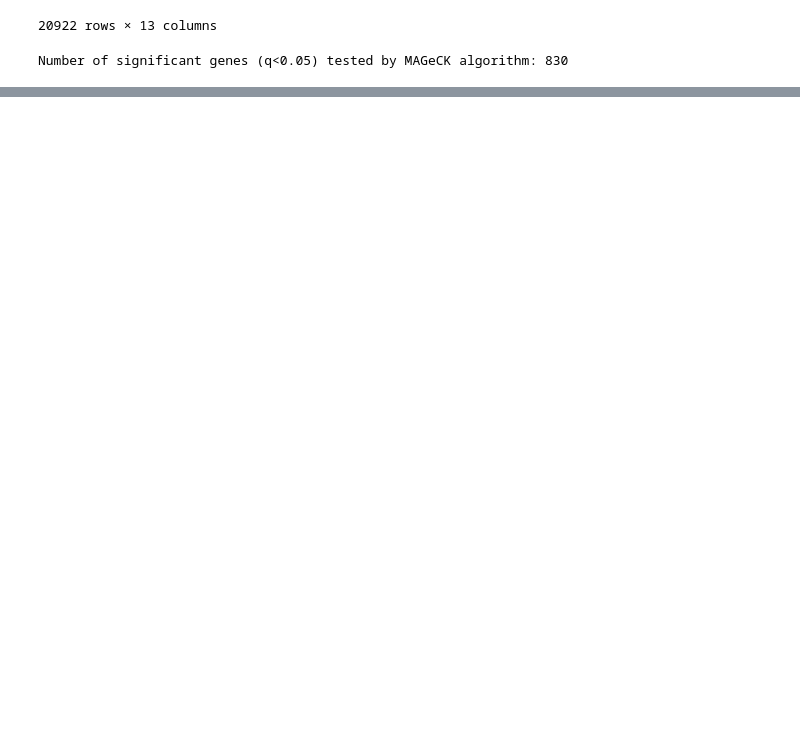
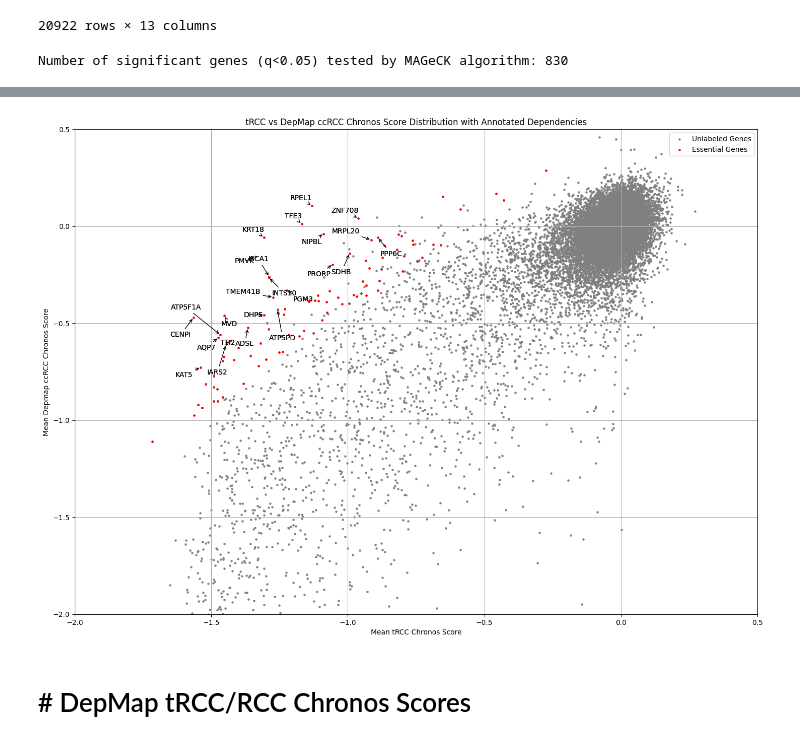
Before and after one commit to harshel-bahl/predicting-cancer-gene-dependencies, a Jupyter notebook: analysis/analysis.ipynb, the cells around one changed output, grey strips where cells are left out. Drawn from its saved outputs; the diff is of its cells as text; code cells hidden in the pictures; blank space fills up the shorter version.

```diff
--- a/analysis/analysis.ipynb
+++ b/analysis/analysis.ipynb
@@ -245,0 +194,6 @@ plt.show()
+# %%
+depmap_ccRCC_data = pd.read_csv('/Users/harshel/Documents/harvard/BMI751_capstone/datasets/DepMap_datasets/ccRCC_depmap_data.csv')
+
+ccRCC_depmap_gene_effect_23Q2 = depmap_gene_effect_23Q2[depmap_gene_effect_23Q2.index.isin(depmap_ccRCC_data["depmapId"])]
+# %%
+fil_tRCC_ccRCC_depmap, mean_fil_tRCC_ccRCC_depmap, fil_ccRCC_depmap, mean_fil_ccRCC_depmap, essential_genes_tRCC_ccRCC_depmap = af.ComputeDependencyAnalysis(tRCC_chronos_gene_effects, ccRCC_depmap_gene_effect_23Q2)
@@ -245,0 +221,13 @@ plt.show()
+# %%
+af.CreateDependencyPlot(mean_fil_tRCC_ccRCC_depmap,
+                        mean_fil_ccRCC_depmap,
+                        essential_genes_tRCC_ccRCC_depmap,
+                        'Mean tRCC Chronos Score',
+                        'Mean Depmap ccRCC Chronos Score',
+                        'tRCC vs DepMap ccRCC Chronos Score Distribution with Annotated Dependencies',
+                        'Unlabeled Genes',
+                        'Essential Genes')
+# %% [output]
+[figure, added]
+# %% [markdown]
+# # DepMap tRCC/RCC Chronos Scores
```
Also changed, not shown: parts of 28 cells of this notebook, 2 other files.
